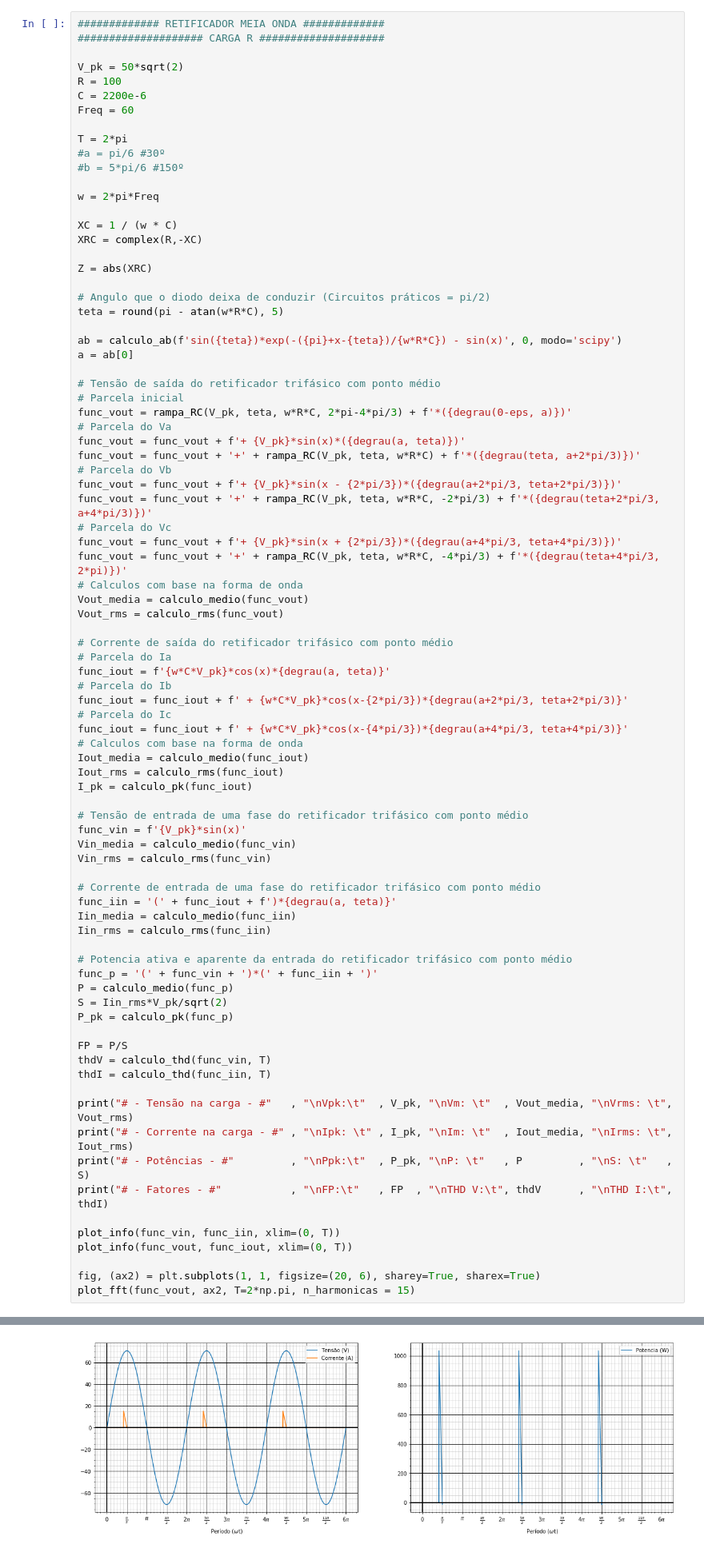
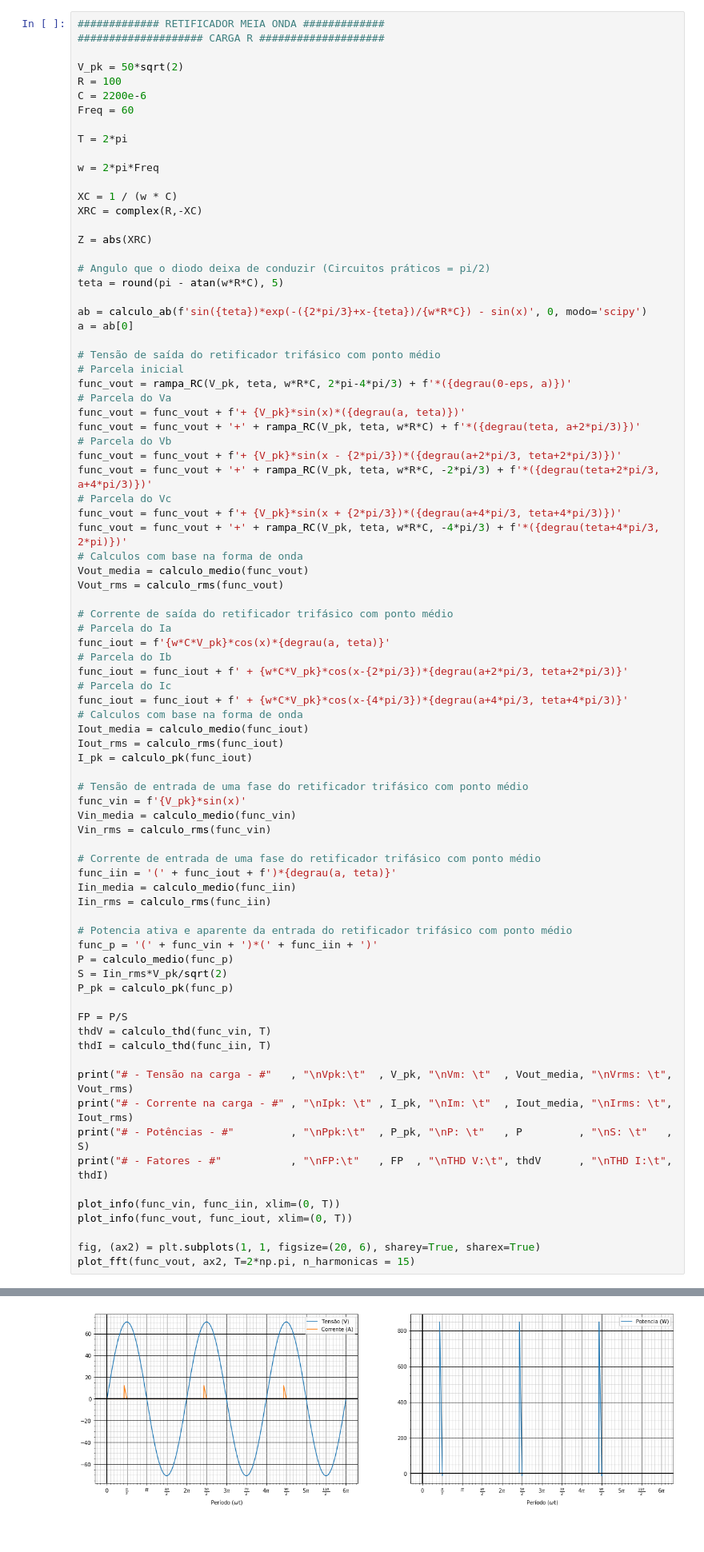
Before and after one commit to diesson/retificadores_python, a Jupyter notebook: 21 Retificador trifásico com ponto médio (Carga RC).ipynb, the cells around one changed output, grey strips where cells are left out. Shown at 80% size. Cells and saved outputs as stored; diff of their text form.

```diff
--- a/21 Retificador trifásico com ponto médio (Carga RC).ipynb
+++ b/21 Retificador trifásico com ponto médio (Carga RC).ipynb
@@ -18,8 +18,6 @@ C = 2200e-6
 Freq = 60
 
 T = 2*pi
-#a = pi/6 #30º
-#b = 5*pi/6 #150º
 
 w = 2*pi*Freq
 
@@ -31,7 +29,7 @@ Z = abs(XRC)
 # Angulo que o diodo deixa de conduzir (Circuitos práticos = pi/2)
 teta = round(pi - atan(w*R*C), 5)
 
-ab = calculo_ab(f'sin({teta})*exp(-({pi}+x-{teta})/{w*R*C}) - sin(x)', 0, modo='scipy')
+ab = calculo_ab(f'sin({teta})*exp(-({2*pi/3}+x-{teta})/{w*R*C}) - sin(x)', 0, modo='scipy')
 a = ab[0]
 
 # Tensão de saída do retificador trifásico com ponto médio
@@ -112 +110 @@ THD I:   3.904127772889923
-[figure, old version]
+[figure, new version]
```
Also changed, not shown: parts of 1 cell of this notebook.
